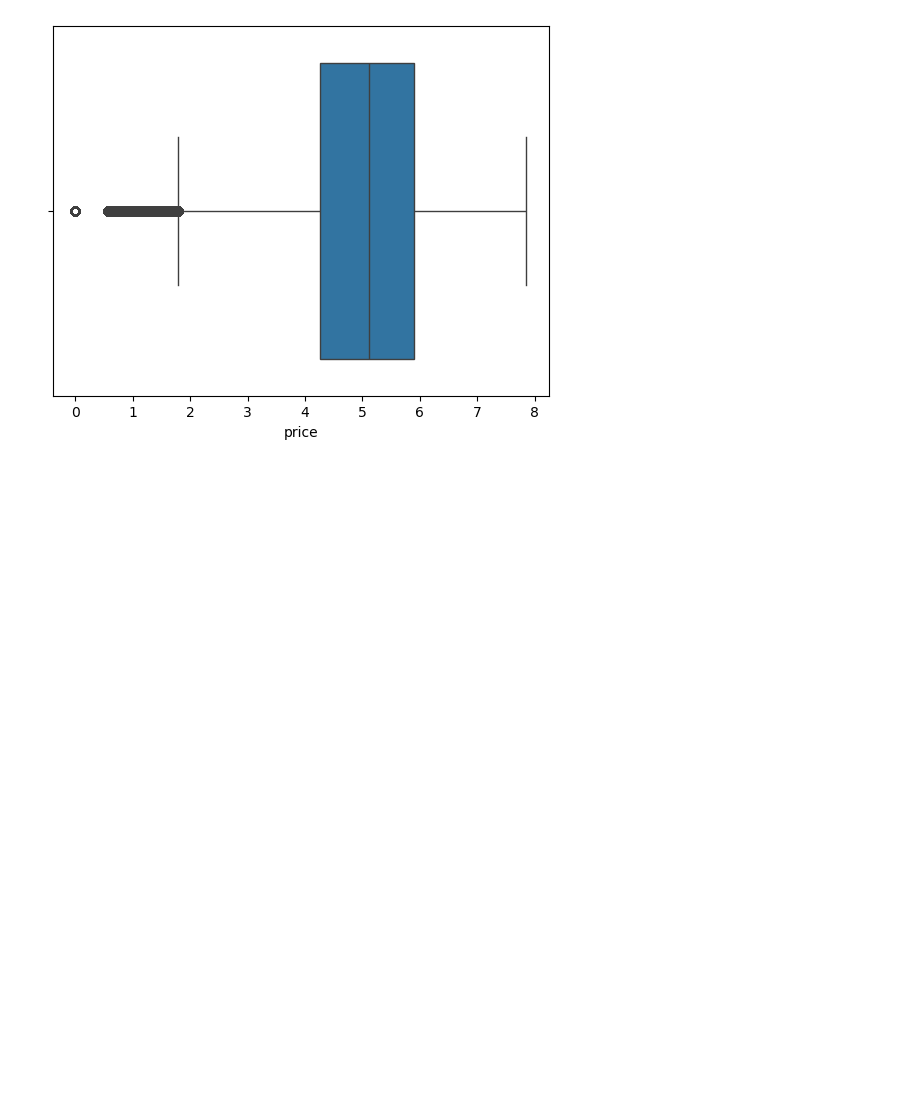
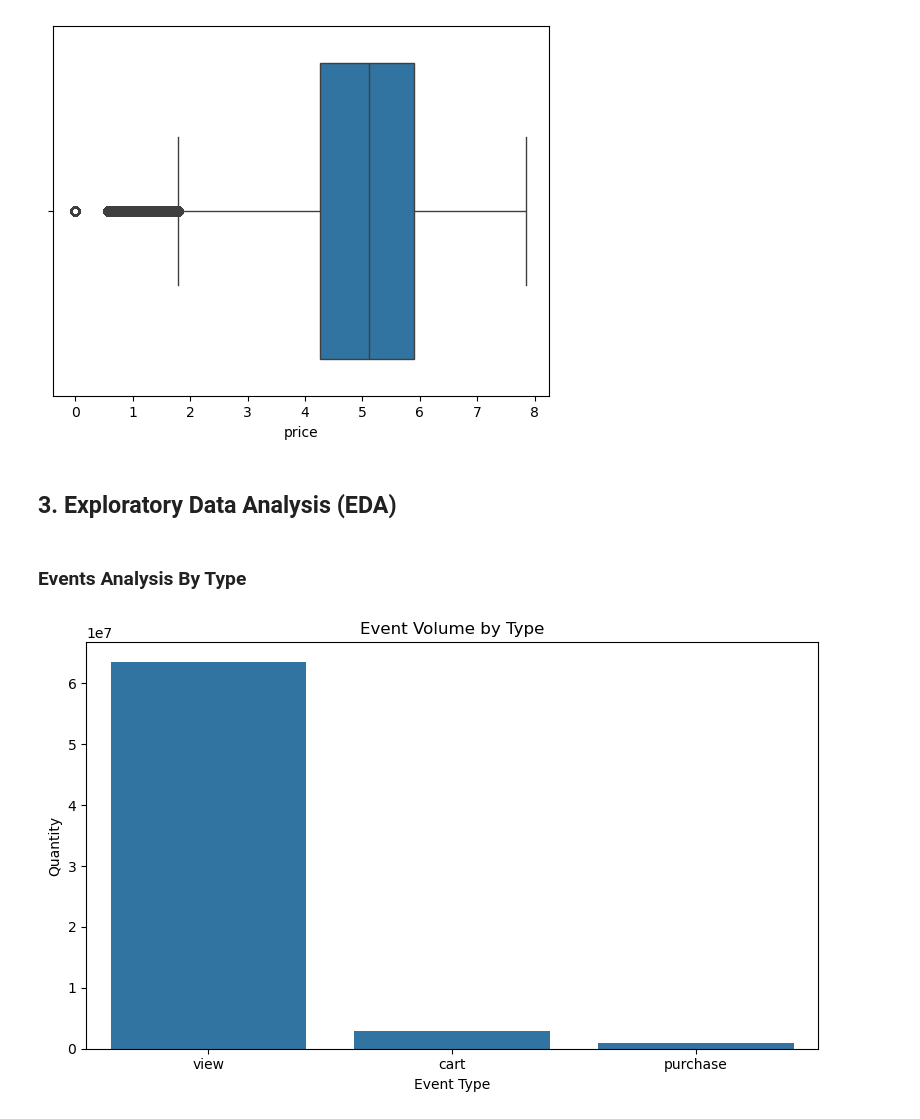
Before and after one commit to jvas18/E-Commerce, a Jupyter notebook: Analysis.ipynb, the cells around one changed output. Drawn from its saved outputs; the diff is of its cells as text; code cells hidden in the pictures; blank space fills up the shorter version.

```diff
--- a/Analysis.ipynb
+++ b/Analysis.ipynb
@@ -147,3 +148,27 @@ df['month'] = df['event_time'].dt.month
 df['is_view'] = (df['event_type'] == 'view').astype(int)
 df['is_cart'] = (df['event_type'] == 'cart').astype(int)
 df['is_purchase'] = (df['event_type'] == 'purchase').astype(int)
+# %%
+df.drop(columns=['category_id','product_id','event_type'], inplace=True)
+# %% [markdown]
+## 3. Exploratory Data Analysis (EDA)
+# %%
+event_totals = {
+    'view': df['is_view'].sum(),
+    'cart': df['is_cart'].sum(),
+    'purchase': df['is_purchase'].sum()
+}
+
+event_df = pd.DataFrame(list(event_totals.items()), columns=['event_type', 'count'])
+# %% [markdown]
+### Events Analysis By Type
+# %%
+plt.figure(figsize=(8, 5))
+sns.barplot(data=event_df, x='event_type', y='count')
+plt.title('Event Volume by Type')
+plt.xlabel('Event Type')
+plt.ylabel('Quantity')
+plt.tight_layout()
+plt.show()
+# %% [output]
+[figure, added]
```
Also changed, not shown: parts of 1 cell of this notebook.
